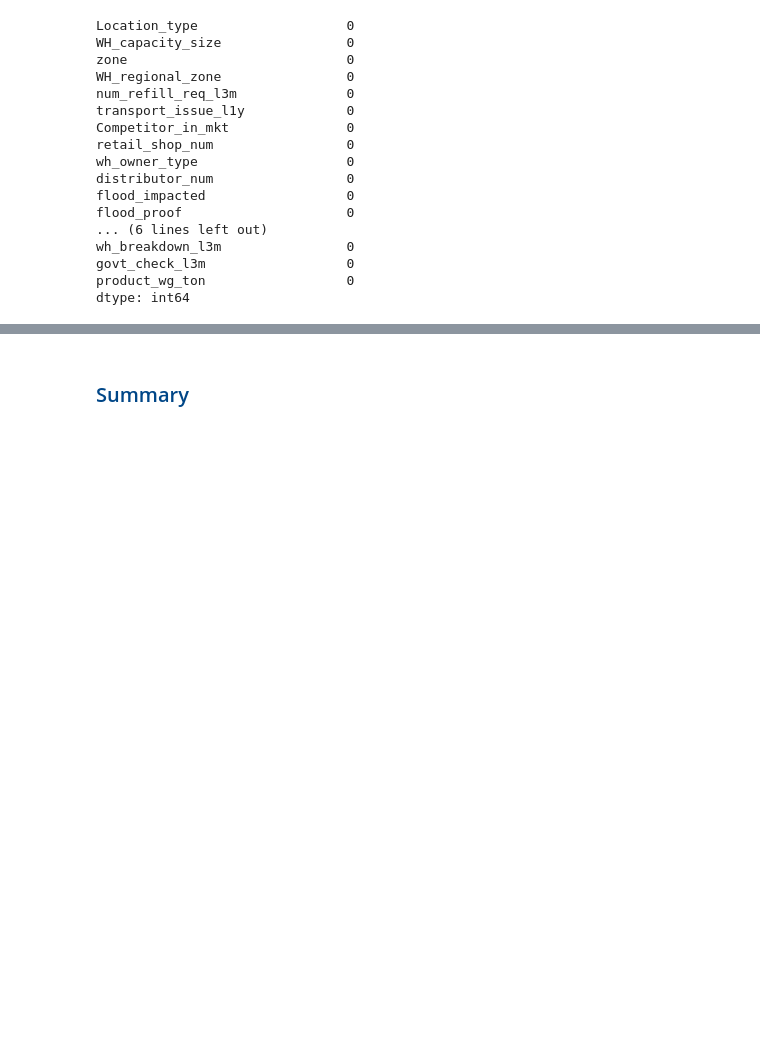
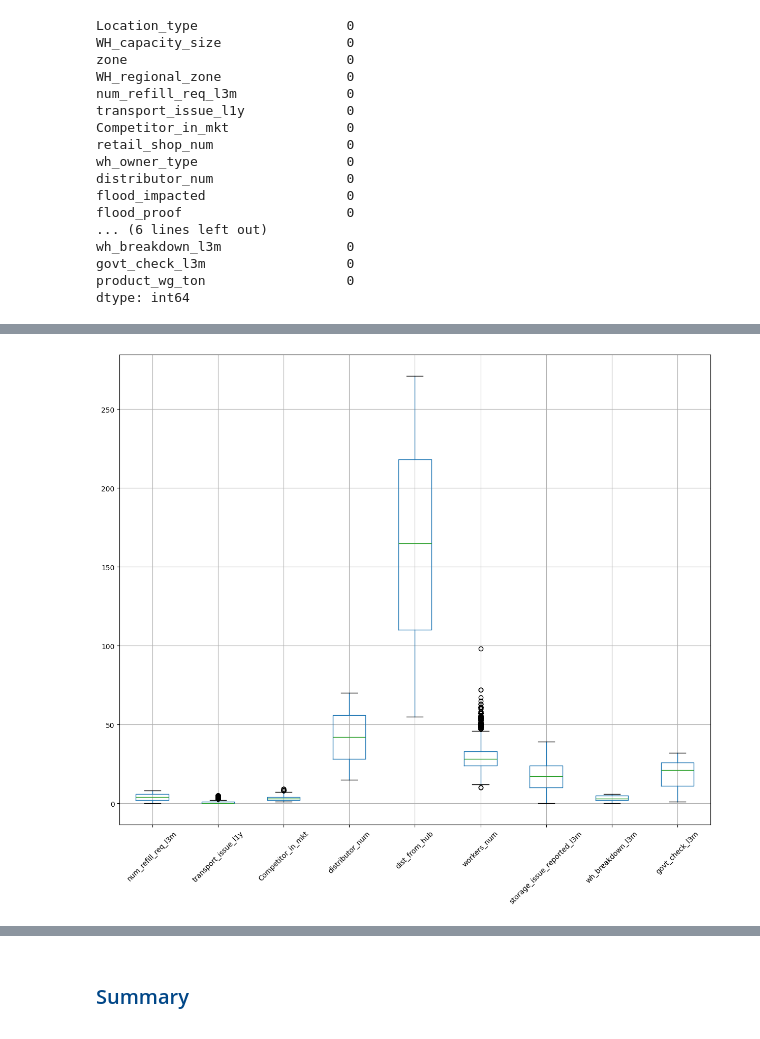
Before and after one commit to Devika-K-M-15/Supply_Chain_Management, a Jupyter notebook: Supply Chain Management.ipynb, the cells around one changed output, grey strips where cells are left out. Saved outputs shown, nothing was run; the diff lists cells and outputs as text; code cells hidden in the pictures; blank space fills up the shorter version.

```diff
--- a/Supply Chain Management.ipynb
+++ b/Supply Chain Management.ipynb
@@ -448,0 +629,10 @@ plt.show()
+# %%
+num_columns = df_test.select_dtypes(include=['int', 'float'])
+num_columns.drop(columns=['product_wg_ton', 'retail_shop_num'], inplace=True)
+num_columns.drop(columns=num_columns.columns[num_columns.nunique()<=4], inplace=True)
+plt.figure(figsize=(15, 12))
+num_columns.boxplot()
+plt.xticks(rotation=45)
+plt.show()
+# %% [output]
+[figure, added]
```
Also changed, not shown: parts of 106 cells of this notebook.
